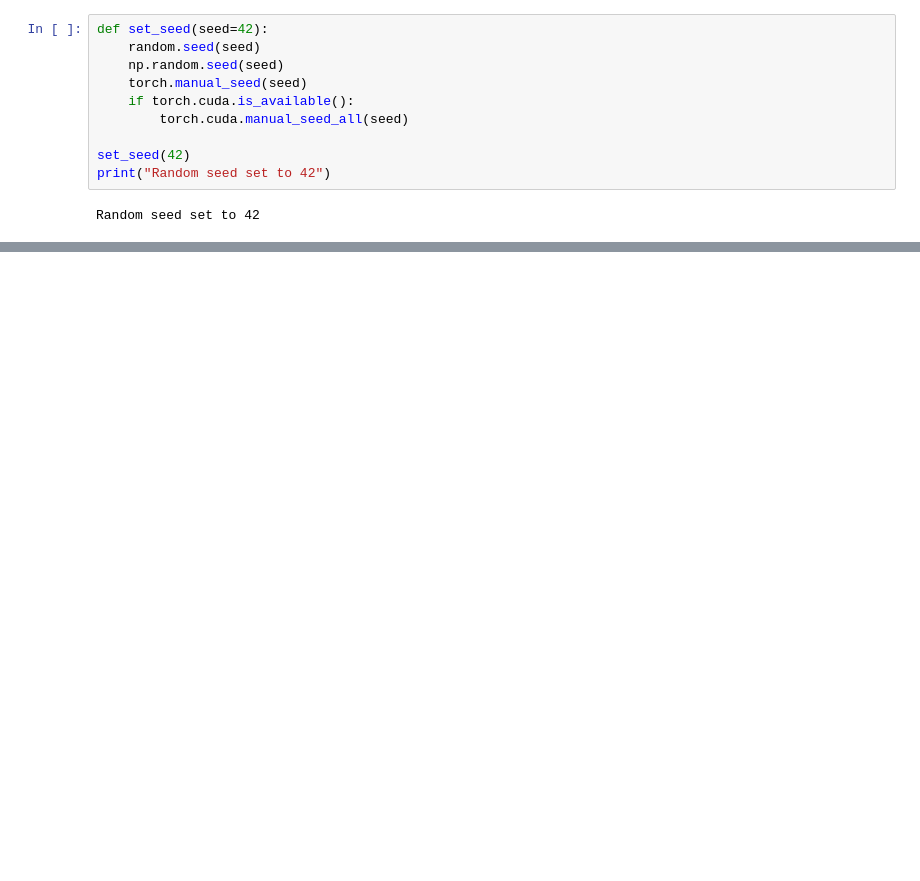
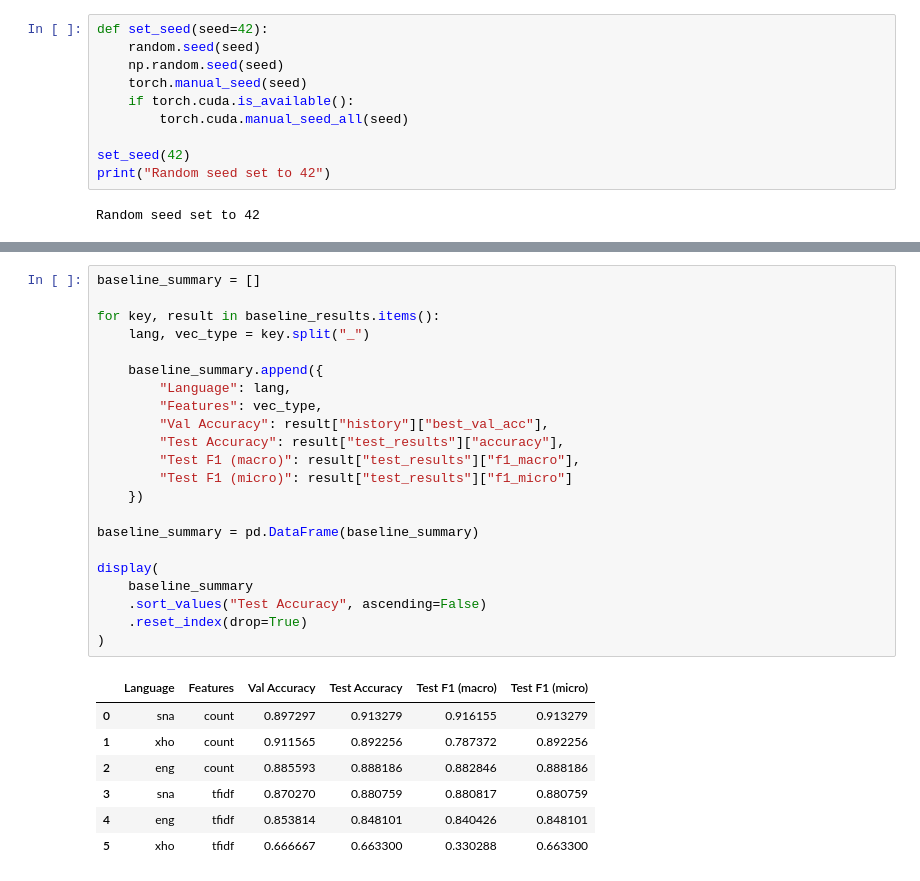
Before and after one commit to pk08malooh-byte/CS2042S-Assignment2, a Jupyter notebook: Logistic_Regression_Assignment_2.ipynb, the cells around one changed output, grey strips where cells are left out. Cells and saved outputs as stored; diff of their text form; blank space fills up the shorter version.

```diff
--- a/Logistic_Regression_Assignment_2.ipynb
+++ b/Logistic_Regression_Assignment_2.ipynb
@@ -679,0 +712,30 @@ display(
+# %%
+baseline_summary = []
+
+for key, result in baseline_results.items():
+    lang, vec_type = key.split("_")
+
+    baseline_summary.append({
+        "Language": lang,
+        "Features": vec_type,
+        "Val Accuracy": result["history"]["best_val_acc"],
+        "Test Accuracy": result["test_results"]["accuracy"],
+        "Test F1 (macro)": result["test_results"]["f1_macro"],
+        "Test F1 (micro)": result["test_results"]["f1_micro"]
+    })
+
+baseline_summary = pd.DataFrame(baseline_summary)
+
+display(
+    baseline_summary
+    .sort_values("Test Accuracy", ascending=False)
+    .reset_index(drop=True)
+)
+# %% [output]
+|  | Language | Features | Val Accuracy | Test Accuracy | Test F1 (macro) | Test F1 (micro) |
+| 0 | sna | count | 0.897297 | 0.913279 | 0.916155 | 0.913279 |
+| 1 | xho | count | 0.911565 | 0.892256 | 0.787372 | 0.892256 |
+| 2 | eng | count | 0.885593 | 0.888186 | 0.882846 | 0.888186 |
+| 3 | sna | tfidf | 0.870270 | 0.880759 | 0.880817 | 0.880759 |
+| 4 | eng | tfidf | 0.853814 | 0.848101 | 0.840426 | 0.848101 |
+| 5 | xho | tfidf | 0.666667 | 0.663300 | 0.330288 | 0.663300 |
```
Also changed, not shown: parts of 18 cells of this notebook.
